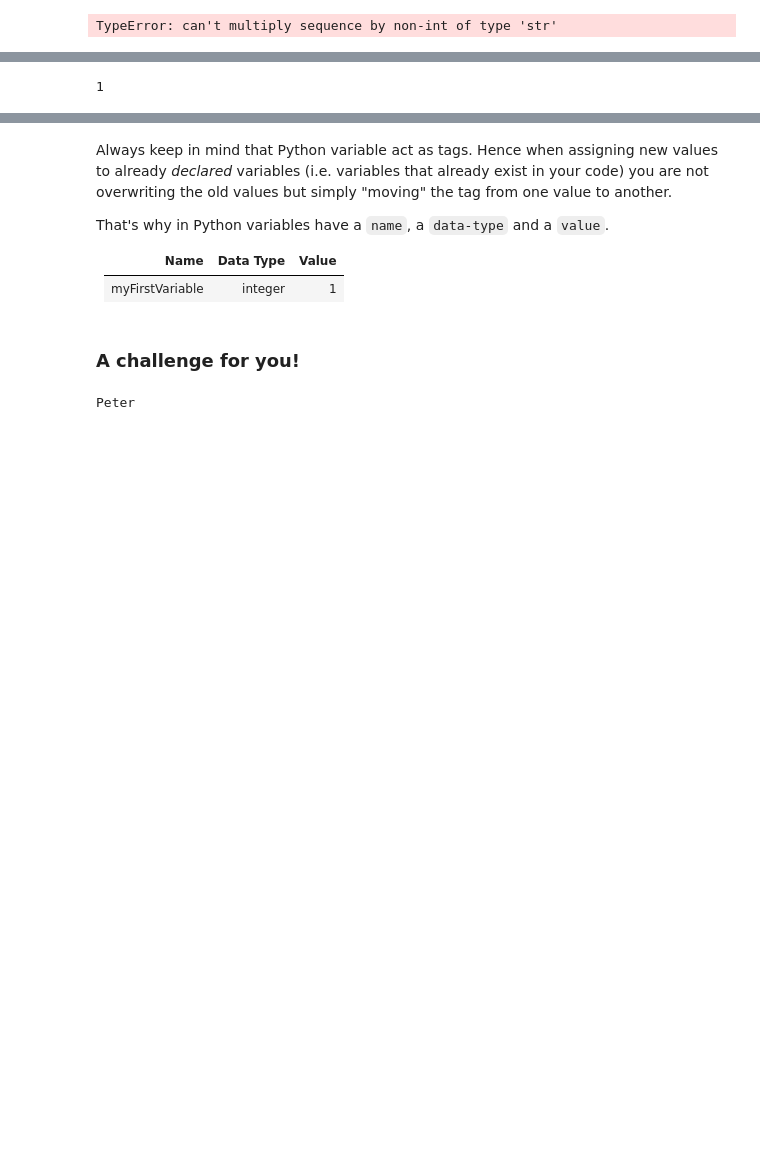
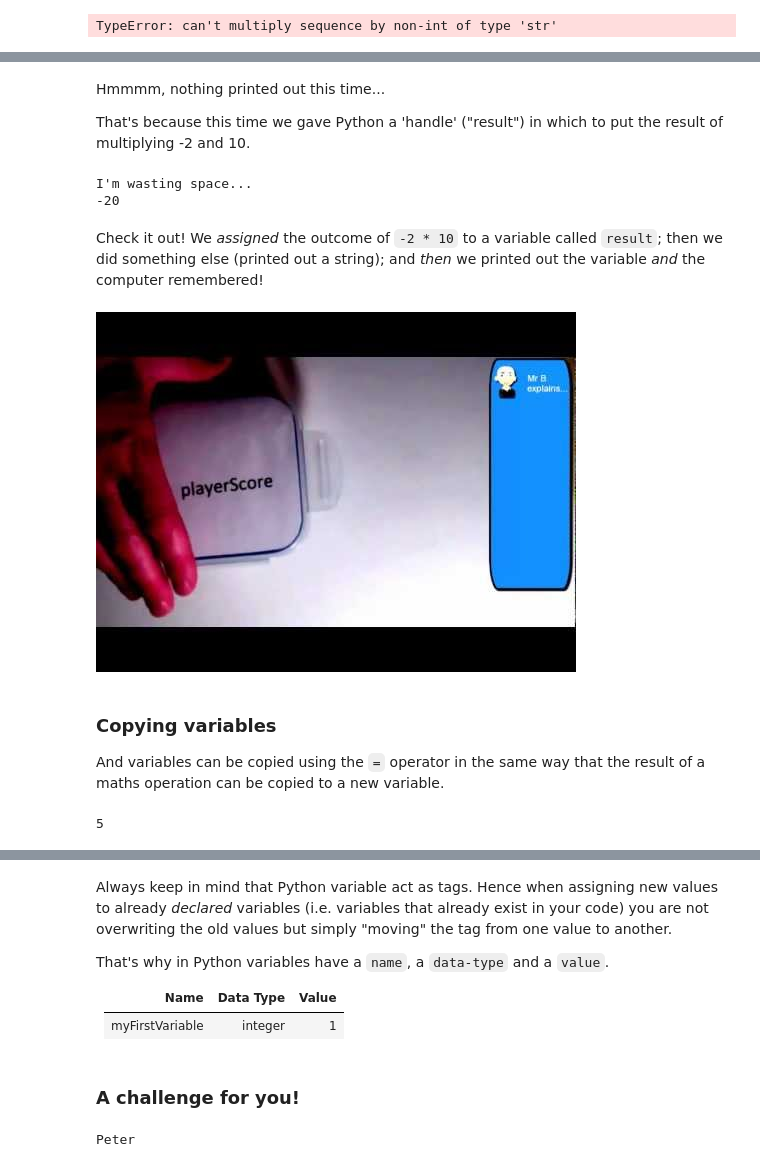
Before and after one commit to kingsgeocomp/code-camp, a Jupyter notebook: notebook-2.ipynb, the cells around one changed output, grey strips where cells are left out. Drawn from its saved outputs; the diff is of its cells as text; code cells hidden in the pictures; blank space fills up the shorter version.

```diff
--- a/notebook-2.ipynb
+++ b/notebook-2.ipynb
@@ -274,8 +359,30 @@ Consider this:
+# %% [markdown]
+Hmmmm, nothing printed out this time...
+
+That's because this time we gave Python a 'handle' ("result") in which to put the result of multiplying -2 and 10.
+# %%
+result = -2 * 10
+print "I'm wasting space..."
+print result
+# %% [output]
+I'm wasting space...
+-20
+# %% [markdown]
+Check it out! We _assigned_ the outcome of `-2 * 10` to a variable called `result`; then we did something else (printed out a string); and _then_ we printed out the variable _and_ the computer remembered!
+# %%
+from IPython.display import YouTubeVideo
+YouTubeVideo('_sVtcPgHAjI')
+# %% [output]
+[figure, added]
+# %% [markdown]
+### Copying variables
+
+And variables can be copied using the `=` operator in the same way that the result of a maths operation can be copied to a new variable.
 # %%
-myFirstVariable = 1
+myFirstVariable = 1 * 5
 print myFirstVariable
 # %% [output]
-1
+5
 # %%
 mySecondVariable = myFirstVariable
 print mySecondVariable
```
Also changed, not shown: parts of 103 cells of this notebook, 1 other file.
